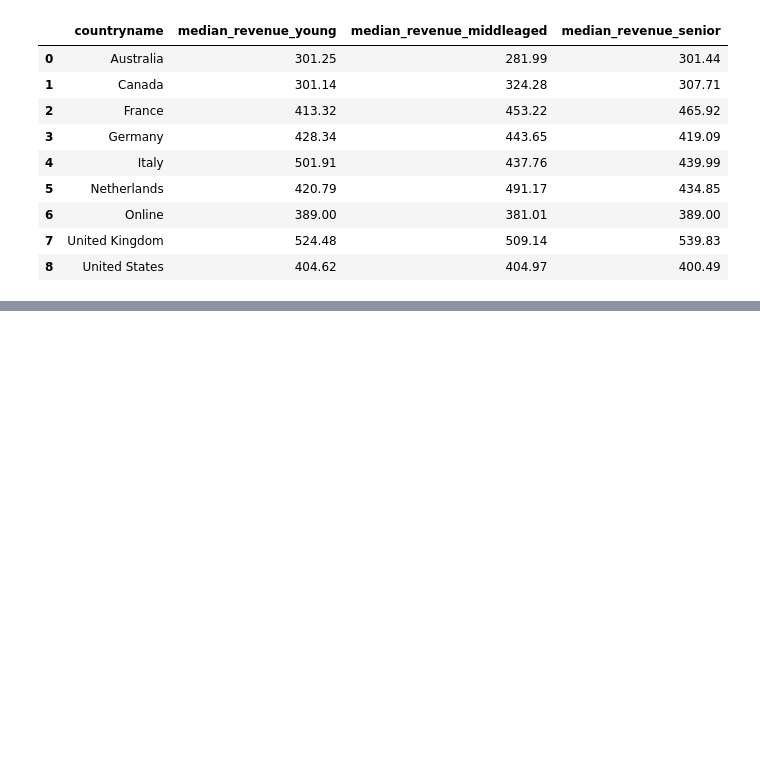
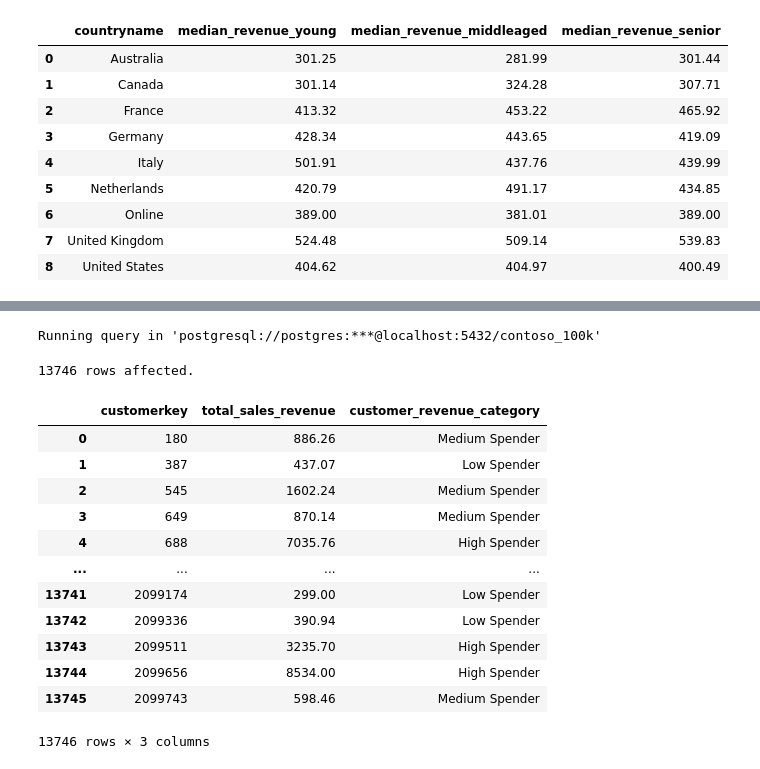
Before and after one commit to Du6eniuk/Du6eniuk, a Jupyter notebook: 0_Intro/2_Colab_Notebooks.ipynb, the cells around one changed output, grey strips where cells are left out. Cells and saved outputs as stored; diff of their text form; code cells hidden in the pictures; blank space fills up the shorter version.

```diff
--- a/0_Intro/2_Colab_Notebooks.ipynb
+++ b/0_Intro/2_Colab_Notebooks.ipynb
@@ -603,0 +615,29 @@ Running query in 'postgresql://postgres:***@localhost:5432/contoso_100k'
+# %%
+# Customer Spending Segmentation (1.3.2)
+%%sql
+SELECT c.customerkey,
+SUM(s.unitprice * s.quantity / s.exchangerate) AS total_sales_revenue,
+CASE WHEN SUM(s.unitprice * s.quantity / s.exchangerate) < 500 THEN 'Low Spender' -- I forgot to use SUM with WHEN so my solution before was incorrect.
+WHEN SUM(s.unitprice * s.quantity / s.exchangerate) BETWEEN 500 AND 2000 THEN 'Medium Spender'
+ELSE 'High Spender' END AS customer_revenue_category
+FROM sales s
+LEFT JOIN customer c ON s.customerkey=c.customerkey
+WHERE s.orderdate BETWEEN '2023-01-01' AND '2023-12-31'
+GROUP BY 1
+ORDER BY 1 ASC
+# %% [output]
+Running query in 'postgresql://postgres:***@localhost:5432/contoso_100k'
+13746 rows affected.
+|  | customerkey | total_sales_revenue | customer_revenue_category |
+| 0 | 180 | 886.26 | Medium Spender |
+| 1 | 387 | 437.07 | Low Spender |
+| 2 | 545 | 1602.24 | Medium Spender |
+| 3 | 649 | 870.14 | Medium Spender |
+| 4 | 688 | 7035.76 | High Spender |
+| ... | ... | ... | ... |
+| 13741 | 2099174 | 299.00 | Low Spender |
+| 13742 | 2099336 | 390.94 | Low Spender |
+| 13743 | 2099511 | 3235.70 | High Spender |
+| 13744 | 2099656 | 8534.00 | High Spender |
+| 13745 | 2099743 | 598.46 | Medium Spender |
+13746 rows × 3 columns
```
Also changed, not shown: parts of 6 cells of this notebook.
